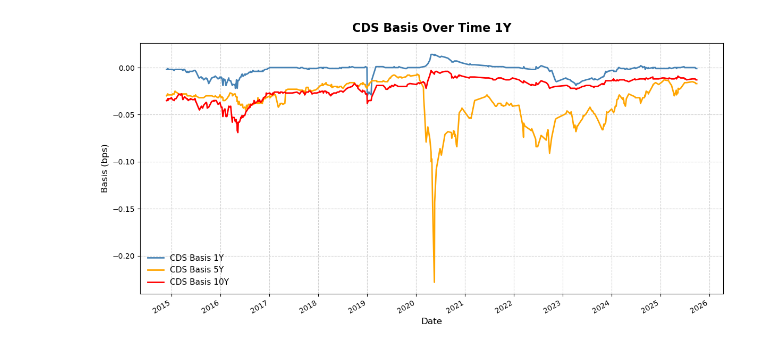
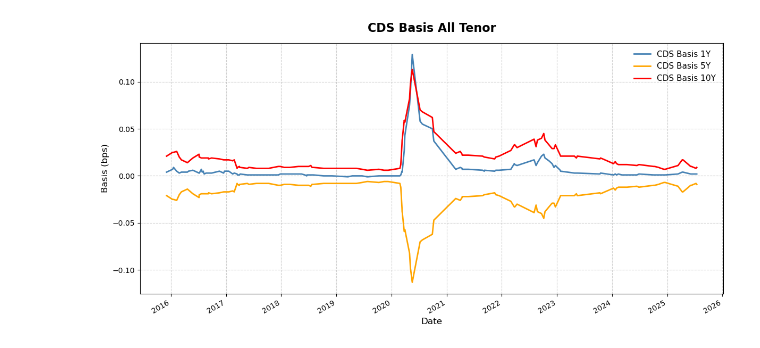
Before and after one commit to Quant-Liam/FE800-Research, a Jupyter notebook: CompletedPOC/CDSpricing.ipynb, the cells around one changed output. Saved outputs shown, nothing was run; the diff lists cells and outputs as text; code cells hidden in the pictures.

```diff
--- a/CompletedPOC/CDSpricing.ipynb
+++ b/CompletedPOC/CDSpricing.ipynb
@@ -105,14 +105,7 @@ def get_discount_factor(df_risk_free, payment_date, obs_date):
     return discount
 
 def bootstrap_hazard(df_cds_series, payment_dates, df_risk_free, obs_date, recovery_rate):
-    """
-    Piecewise constant hazard rate bootstrapping for survival-based CDS pricing.
-    df_cds_series: DataFrame with 'Date' (index) and 'PX_LAST'.
-    payment_dates: dates for current tenor (quarterly)
-    df_risk_free: risk-free curve DataFrame with 'tenor', 'rate' columns
-    obs_date: valuation date
-    recovery_rate: assumed recovery (e.g., 0.4)
-    """
+
     cds_spread = df_cds_series.loc[obs_date, 'PX_LAST'] / 10000  # convert bps to decimal
     f = 0.25  # quarterly payments
 
@@ -350,35 +335,38 @@ def plot_cds_basis_curves(basis_df, title='CDS Basis Over Time', figsize=(12, 6)
     """
     import matplotlib.dates as mdates
 
     tenors_config = [
         ('CDS_Basis_1Y', 'steelblue', 'CDS Basis 1Y'),
         ('CDS_Basis_5Y', 'orange', 'CDS Basis 5Y'),
         ('CDS_Basis_10Y', 'red', 'CDS Basis 10Y')
     ]
 
     plt.figure(figsize=figsize)
 
     for col_name, color, label in tenors_config:
         plt.plot(basis_df['Date'], basis_df[col_name],
                 color=color, linewidth=2, label=label)
 
     plt.title(title, fontsize=16, fontweight='bold', pad=15)
     plt.xlabel('Date', fontsize=12)
     plt.ylabel('Basis (bps)', fontsize=12)
 
     # Format date axis
     plt.gca().xaxis.set_major_locator(mdates.YearLocator())
     plt.gca().xaxis.set_major_formatter(mdates.DateFormatter('%Y'))
     plt.gcf().autofmt_xdate()
 
     plt.grid(True, which='major', linestyle='--', alpha=0.6)
     plt.legend(frameon=False, fontsize=11)
     plt.tight_layout()
     plt.show()
+basis_df[['CDS_Basis_1Y', 'CDS_Basis_10Y']] = (
+    basis_df[['CDS_Basis_1Y', 'CDS_Basis_10Y']] * -1
+)
 
-plot_cds_basis_curves(basis_df, title='CDS Basis Over Time 1Y')
+plot_cds_basis_curves(basis_df, title='CDS Basis All Tenor')
 # %% [output]
-[figure, old version]
+[figure, new version]
 # %%
 #The longer tenors are fitting under the 0 basis because we have a flat curve (only one bond). In order to see the full curve we need to get more bonds from UAL
 #to truly measure the risk of the longer tenor CDS spread, this is the limitation of the CDS structure that the longer tenor CDSs are typically underpriced
```
Also changed, not shown: parts of 2 cells of this notebook, 4 other files.
